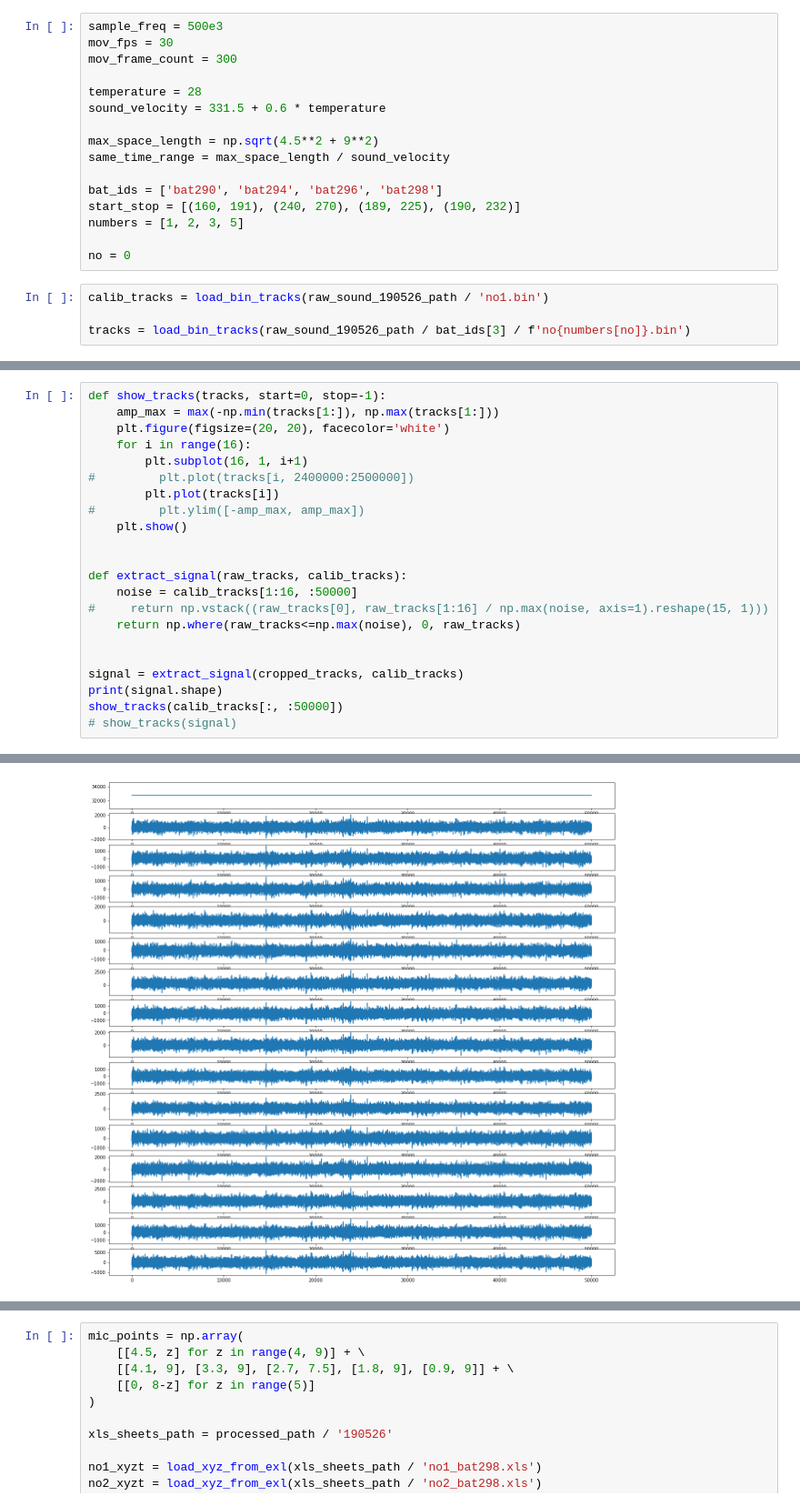
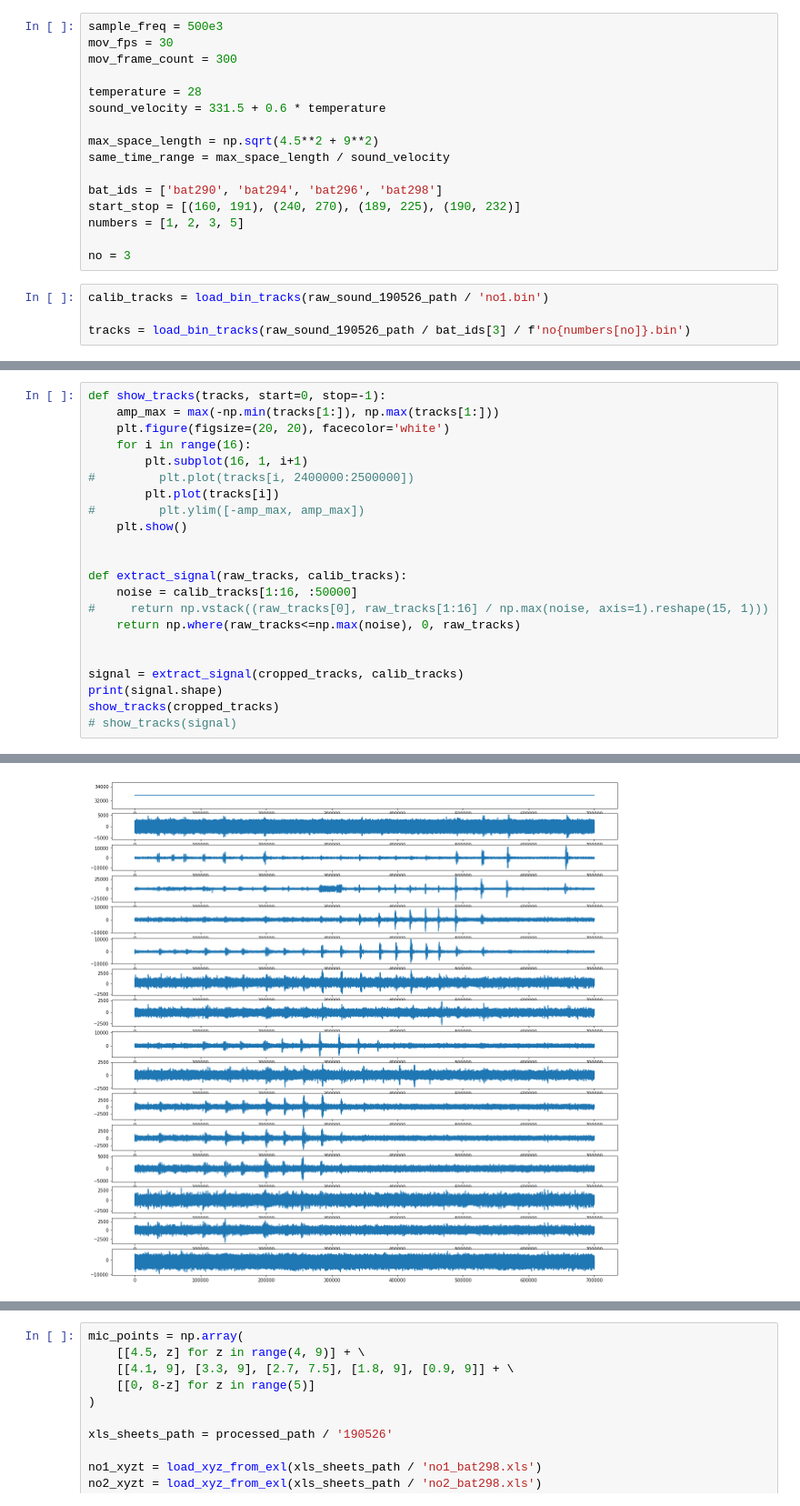
Before and after one commit to cowkami/bat_research, a Jupyter notebook: notebooks/get_pulse_direction.ipynb, the cells around one changed output, grey strips where cells are left out. Shown at 91% size. Saved outputs shown, nothing was run; the diff lists cells and outputs as text.

```diff
--- a/notebooks/get_pulse_direction.ipynb
+++ b/notebooks/get_pulse_direction.ipynb
@@ -28,7 +28,7 @@ bat_ids = ['bat290', 'bat294', 'bat296', 'bat298']
 start_stop = [(160, 191), (240, 270), (189, 225), (190, 232)]
 numbers = [1, 2, 3, 5]
 
-no = 0
+no = 3
 # %%
 calib_tracks = load_bin_tracks(raw_sound_190526_path / 'no1.bin')
 
@@ -77,6 +77,6 @@ def extract_signal(raw_tracks, calib_tracks):
 
 signal = extract_signal(cropped_tracks, calib_tracks)
 print(signal.shape)
-show_tracks(calib_tracks[:, :50000])
+show_tracks(cropped_tracks)
 # show_tracks(signal)
 # %% [output]
@@ -84 +84 @@ show_tracks(calib_tracks[:, :50000])
-[figure, old version]
+[figure, new version]
```
Also changed, not shown: parts of 14 cells of this notebook.
